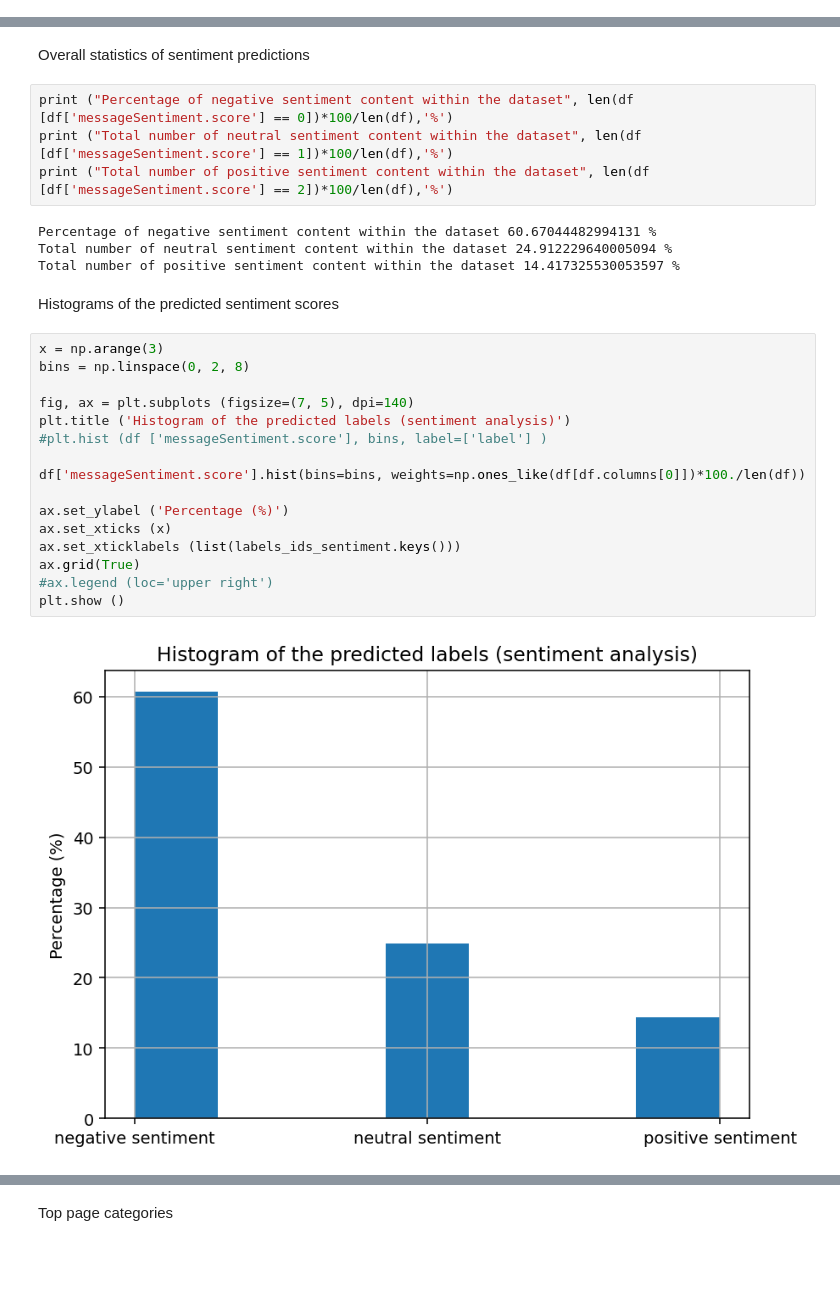
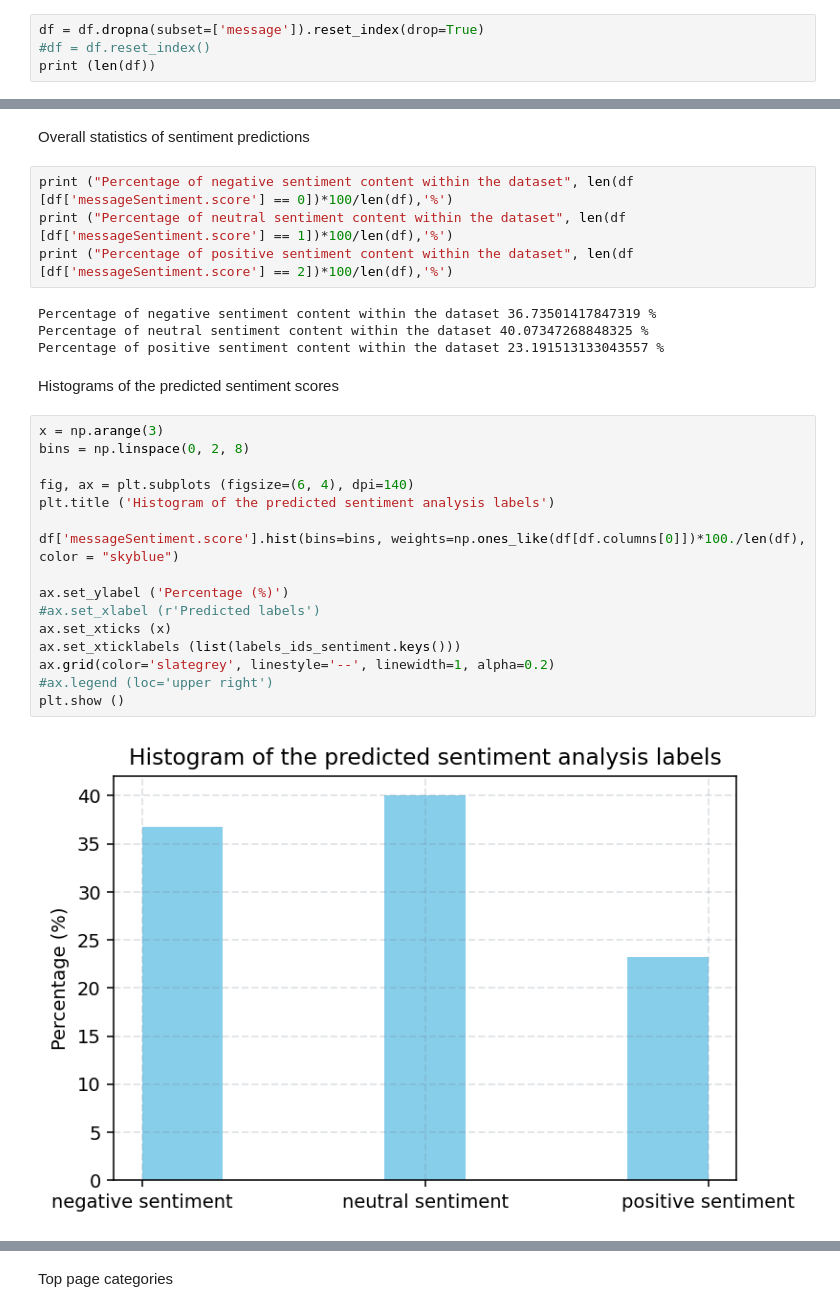
Before and after one commit to SaikatPhys/CrowdTangle-NLP, a Jupyter notebook: CrowdTangle-sentiment-hatespeech-plots.ipynb, the cells around one changed output, grey strips where cells are left out. Drawn from its saved outputs; the diff is of its cells as text; blank space fills up the shorter version.

```diff
--- a/CrowdTangle-sentiment-hatespeech-plots.ipynb
+++ b/CrowdTangle-sentiment-hatespeech-plots.ipynb
@@ -45,0 +50,4 @@ Index(['account.name', 'account.handle', 'platformId', 'Page Category',
+# %%
+df = df.dropna(subset=['message']).reset_index(drop=True)
+#df = df.reset_index()
+print (len(df))
@@ -56,29 +76,29 @@ labels_ids_hate = {'non-hateful': 0, 'hateful': 1}
 Overall statistics of sentiment predictions
 # %%
 print ("Percentage of negative sentiment content within the dataset", len(df [df['messageSentiment.score'] == 0])*100/len(df),'%')
-print ("Total number of neutral sentiment content within the dataset", len(df [df['messageSentiment.score'] == 1])*100/len(df),'%')
-print ("Total number of positive sentiment content within the dataset", len(df [df['messageSentiment.score'] == 2])*100/len(df),'%')
+print ("Percentage of neutral sentiment content within the dataset", len(df [df['messageSentiment.score'] == 1])*100/len(df),'%')
+print ("Percentage of positive sentiment content within the dataset", len(df [df['messageSentiment.score'] == 2])*100/len(df),'%')
 # %% [output]
-Percentage of negative sentiment content within the dataset 60.67044482994131 %
-Total number of neutral sentiment content within the dataset 24.912229640005094 %
-Total number of positive sentiment content within the dataset 14.417325530053597 %
+Percentage of negative sentiment content within the dataset 36.73501417847319 %
+Percentage of neutral sentiment content within the dataset 40.07347268848325 %
+Percentage of positive sentiment content within the dataset 23.191513133043557 %
 # %% [markdown]
 Histograms of the predicted sentiment scores
 # %%
 x = np.arange(3)
 bins = np.linspace(0, 2, 8)
 
-fig, ax = plt.subplots (figsize=(7, 5), dpi=140)
-plt.title ('Histogram of the predicted labels (sentiment analysis)')
-#plt.hist (df ['messageSentiment.score'], bins, label=['label'] )
+fig, ax = plt.subplots (figsize=(6, 4), dpi=140)
+plt.title ('Histogram of the predicted sentiment analysis labels')
 
-df['messageSentiment.score'].hist(bins=bins, weights=np.ones_like(df[df.columns[0]])*100./len(df))
+df['messageSentiment.score'].hist(bins=bins, weights=np.ones_like(df[df.columns[0]])*100./len(df), color = "skyblue")
 
 ax.set_ylabel ('Percentage (%)')
+#ax.set_xlabel (r'Predicted labels')
 ax.set_xticks (x)
 ax.set_xticklabels (list(labels_ids_sentiment.keys()))
-ax.grid(True)
+ax.grid(color='slategrey', linestyle='--', linewidth=1, alpha=0.2)
 #ax.legend (loc='upper right')
 plt.show ()
 # %% [output]
-[figure, old version]
+[figure, new version]
```
Also changed, not shown: parts of 26 cells of this notebook.
